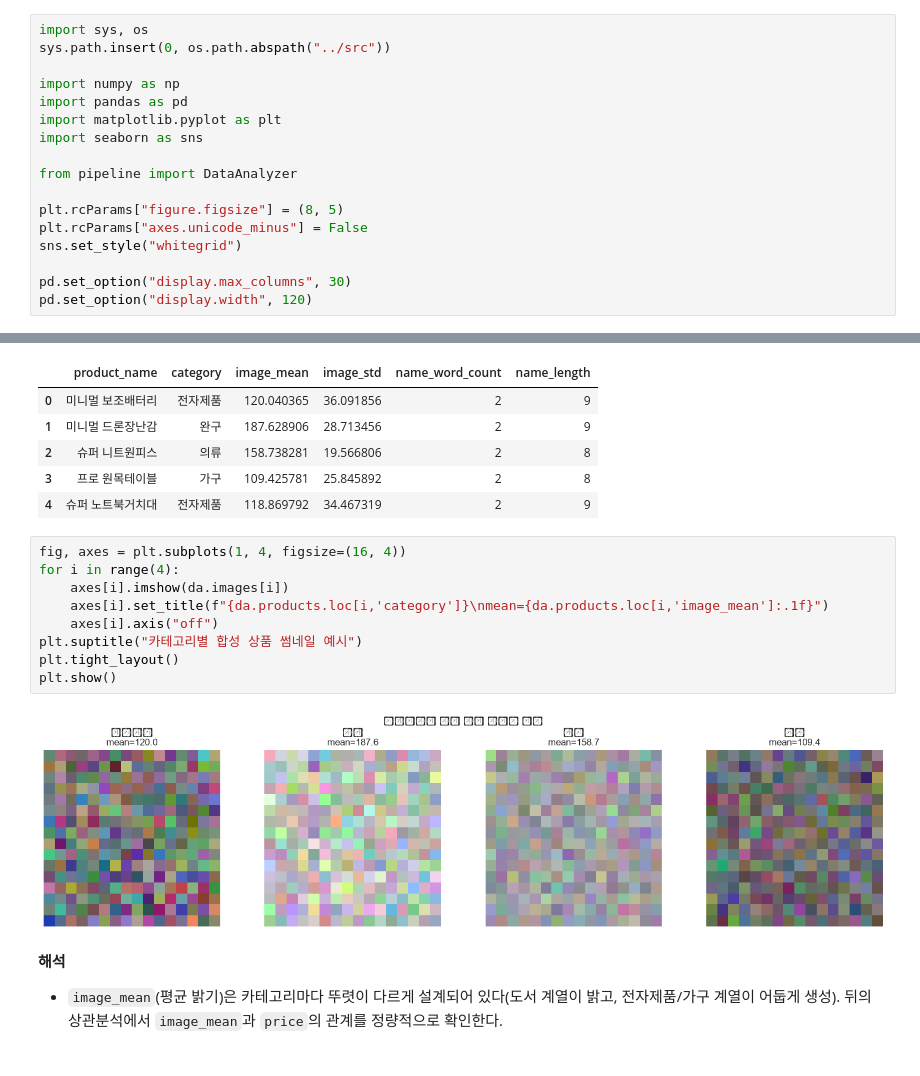
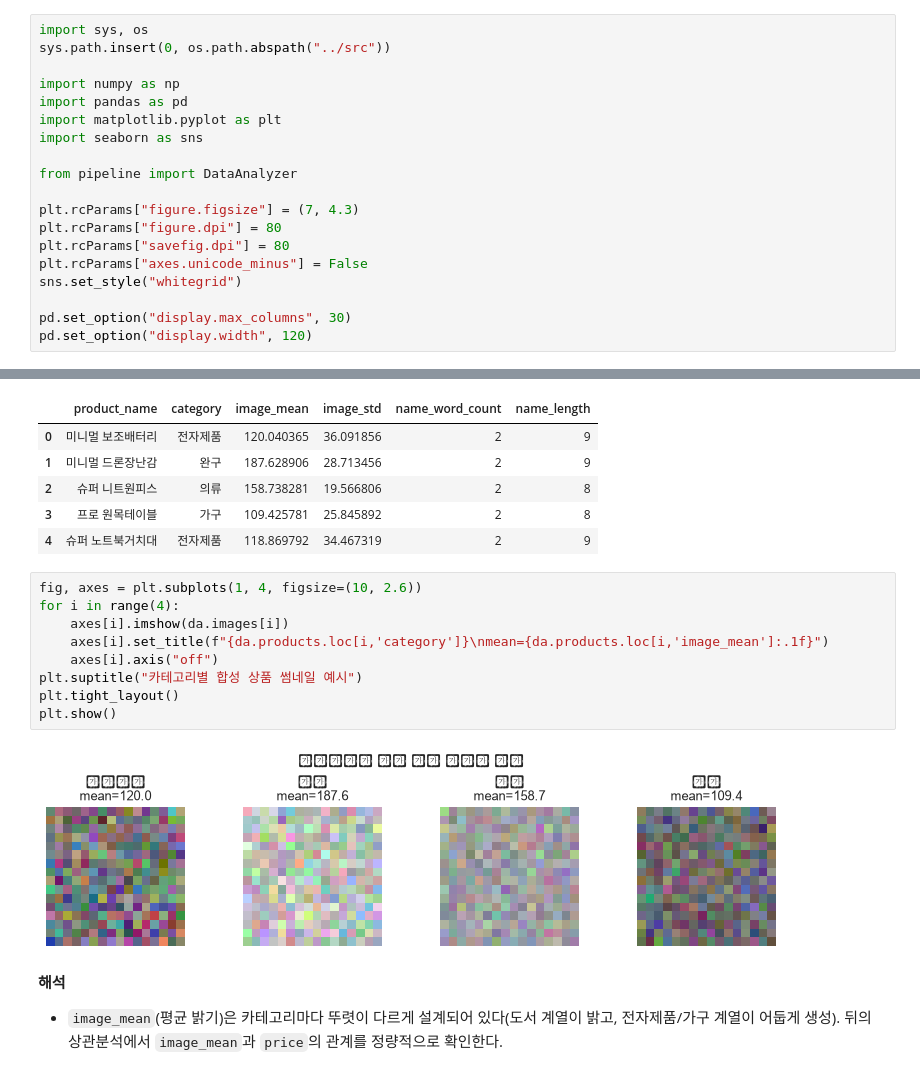
Before and after one commit to KANGSIK-SEO/targetfirst, a Jupyter notebook: notebooks/analysis_report.ipynb, the cells around one changed output, grey strips where cells are left out. Cells and saved outputs as stored; diff of their text form.

```diff
--- a/notebooks/analysis_report.ipynb
+++ b/notebooks/analysis_report.ipynb
@@ -19,7 +19,9 @@ import seaborn as sns
 
 from pipeline import DataAnalyzer
 
-plt.rcParams["figure.figsize"] = (8, 5)
+plt.rcParams["figure.figsize"] = (7, 4.3)
+plt.rcParams["figure.dpi"] = 80
+plt.rcParams["savefig.dpi"] = 80
 plt.rcParams["axes.unicode_minus"] = False
 sns.set_style("whitegrid")
 
@@ -117,16 +119,16 @@ da.products[["product_name", "category", "image_mean", "image_std",
 | 3 | 프로 원목테이블 | 가구 | 109.425781 | 25.845892 | 2 | 8 |
 | 4 | 슈퍼 노트북거치대 | 전자제품 | 118.869792 | 34.467319 | 2 | 9 |
 # %%
-fig, axes = plt.subplots(1, 4, figsize=(16, 4))
+fig, axes = plt.subplots(1, 4, figsize=(10, 2.6))
 for i in range(4):
     axes[i].imshow(da.images[i])
     axes[i].set_title(f"{da.products.loc[i,'category']}\nmean={da.products.loc[i,'image_mean']:.1f}")
     axes[i].axis("off")
 plt.suptitle("카테고리별 합성 상품 썸네일 예시")
 plt.tight_layout()
 plt.show()
 # %% [output]
-[figure, old version]
+[figure, new version]
 # %% [markdown]
 **해석**
 - `image_mean`(평균 밝기)은 카테고리마다 뚜렷이 다르게 설계되어 있다(도서 계열이 밝고,
```
Also changed, not shown: parts of 10 cells of this notebook, 1 other file.
